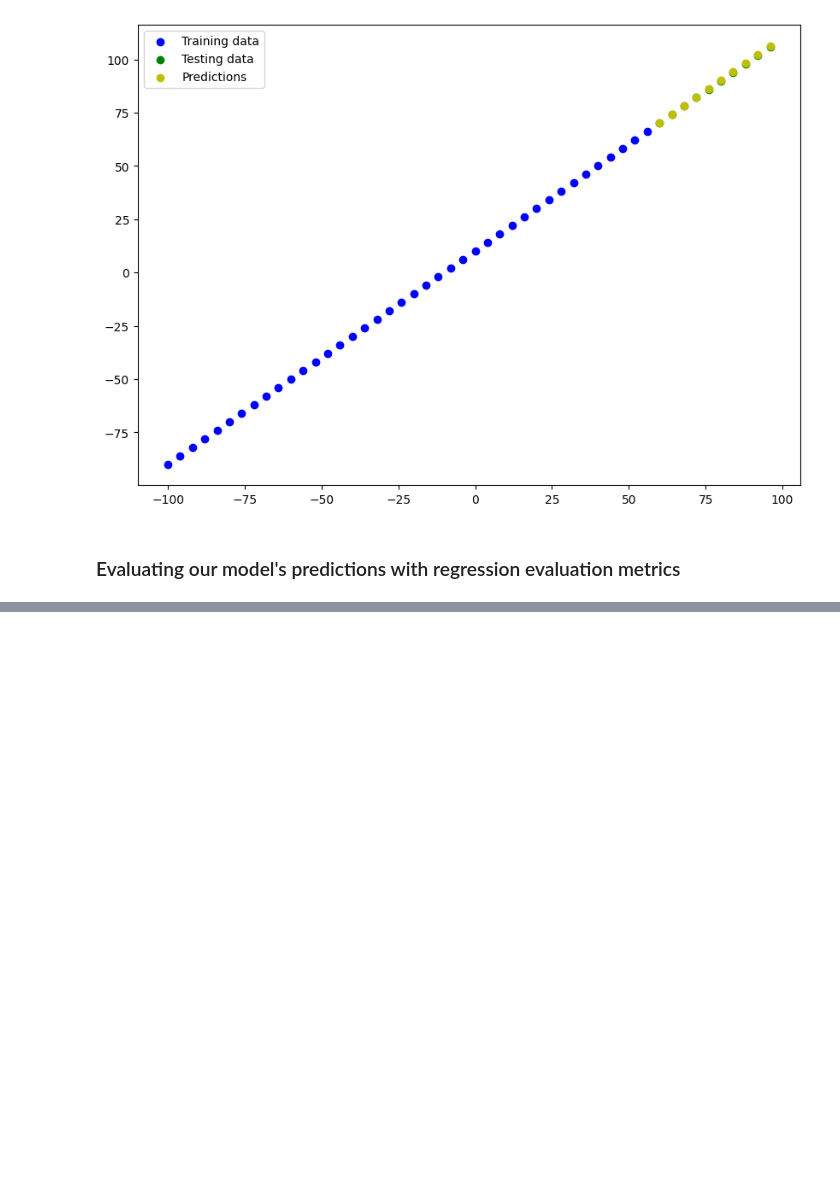
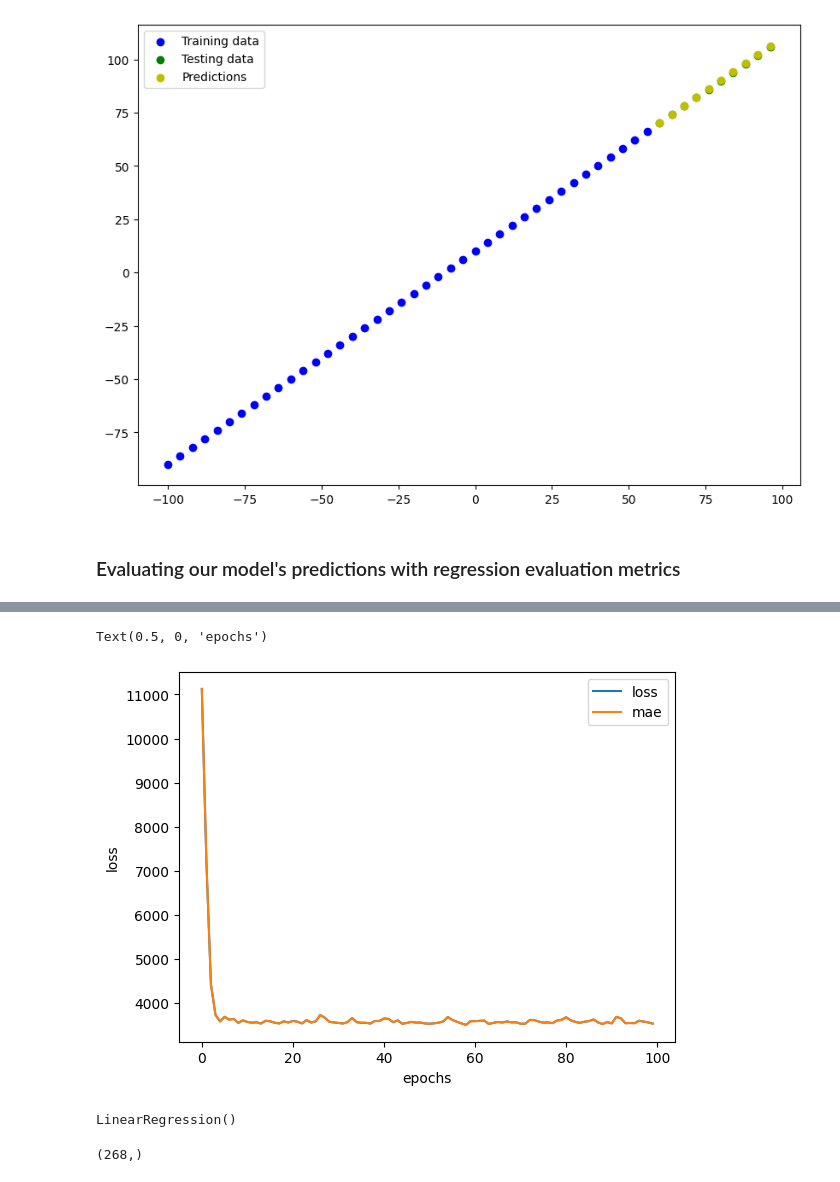
Before and after one commit to Meta-c/Tensorflow-Certificate-preparation, a Jupyter notebook: 01_neural_network_regresssion_with tensorflow.ipynb, the cells around one changed output, grey strips where cells are left out. Cells and saved outputs as stored; diff of their text form; code cells hidden in the pictures; blank space fills up the shorter version.

```diff
--- a/01_neural_network_regresssion_with tensorflow_video.ipynb
+++ b/01_neural_network_regresssion_with tensorflow.ipynb
@@ -429,0 +494,3 @@ mae,mse
+# %%
+insurance_dataset=pd.read_csv('/tensorflow_coursse/insurance.csv')
+insurance_dataset.head()
@@ -429,0 +572,12 @@ mae,mse
+# %%
+from sklearn import preprocessing
+from sklearn.model_selection import train_test_split
+#convert y values to categorical values
+lab = preprocessing.LabelEncoder()
+y_transformed = lab.fit_transform(y)
+print(len(y_transformed))
+
+# split data
+
+
+X_train, X_test, y_train ,y_test= train_test_split(X,y,test_size=0.2,random_state=42)
@@ -429,0 +612,25 @@ mae,mse
+# %%
+# Let's Create a model which builds atuomatically by defining the input_shape argument
+
+tf.random.set_seed(42)
+
+# Create a model (same as above)
+
+insurance_model=tf.keras.Sequential([
+
+    tf.keras.layers.Dense(128),
+    tf.keras.layers.Dense(64),
+    tf.keras.layers.Dense(32),
+    tf.keras.layers.Dense(1,name="output_layer")
+],name="model_1")
+
+# 2. Compile the model
+
+insurance_model.compile(loss=tf.keras.losses.mae,  # mae = Mean absolute error
+    optimizer=tf.keras.optimizers.Adam(learning_rate=0.01),
+    metrics=["mae"]
+        ),
+
+callback=tf.keras.callbacks.EarlyStopping(monitor='mae',verbose=1,)
+# %%
+history= insurance_model.fit(X_train_normal,y_train,epochs=100)
@@ -429,0 +660,19 @@ mae,mse
+# %%
+pd.DataFrame(history.history).plot()
+plt.ylabel("loss")
+plt.xlabel("epochs")
+# %% [output]
+Text(0.5, 0, 'epochs')
+[figure, added]
+# %%
+from sklearn.linear_model import LinearRegression
+lr_model = LinearRegression(fit_intercept=True)
+
+lr_model.fit(X_train_normal,
+             y_train)
+# %% [output]
+LinearRegression()
+# %%
+y_test.shape
+# %% [output]
+(268,)
```
Also changed, not shown: parts of 38 cells of this notebook, 7 other files.
